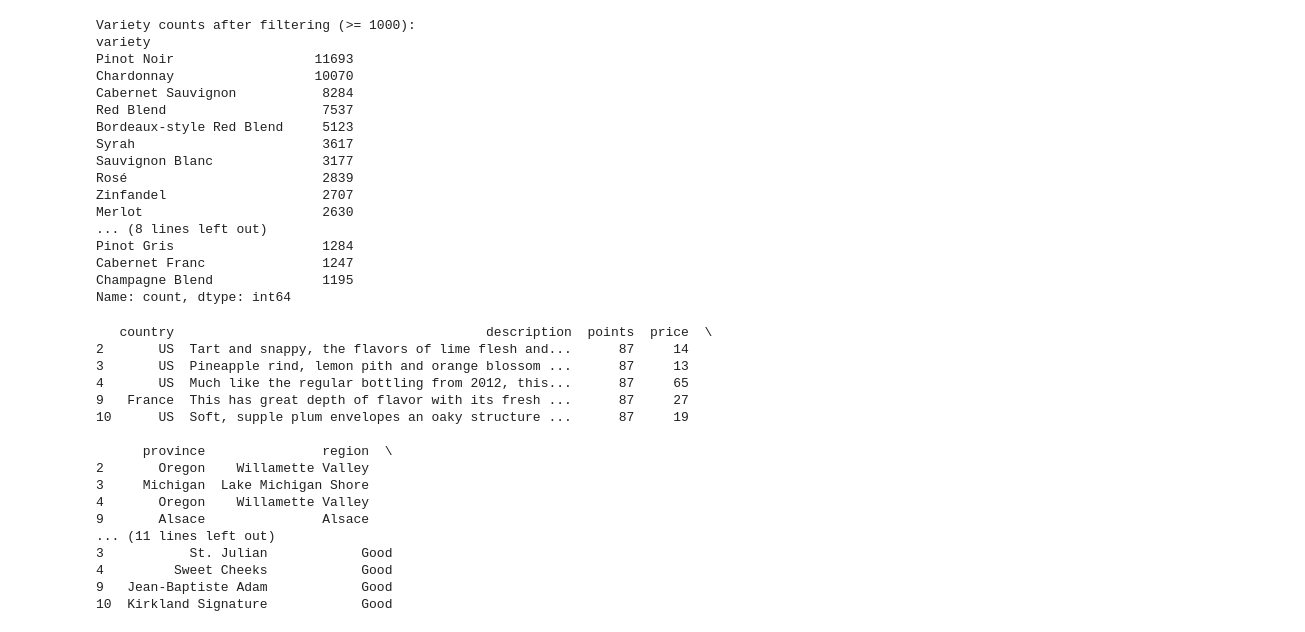
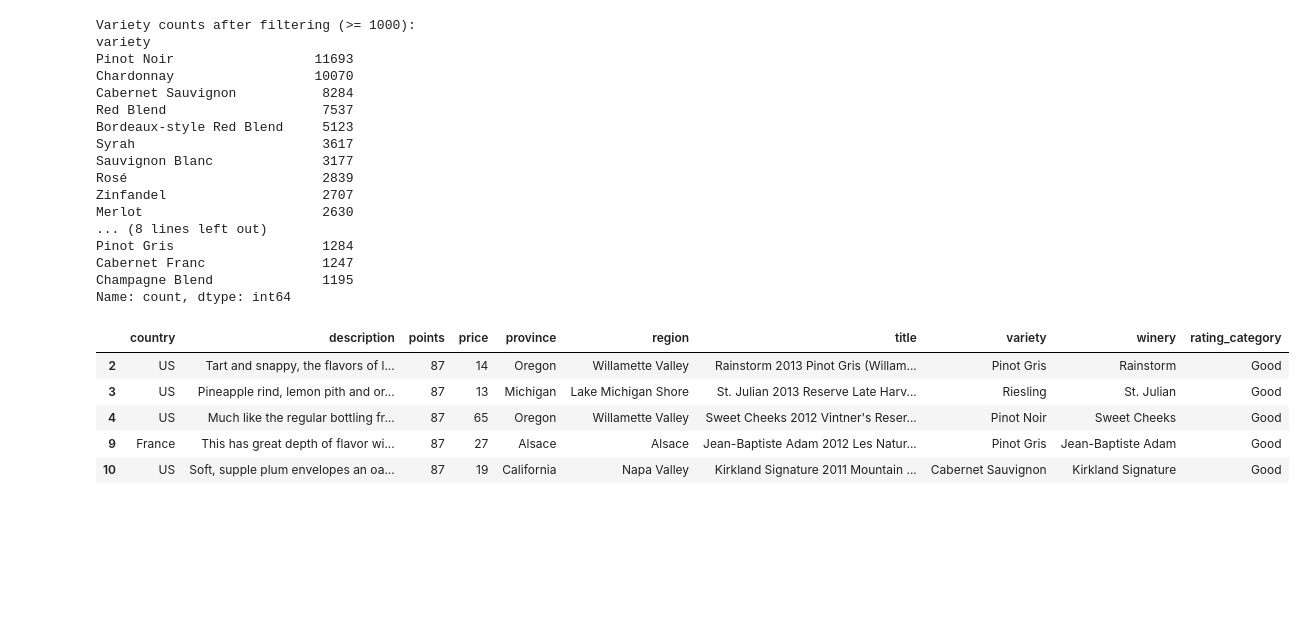
Before and after one commit to Zetaorionis/Capstone_Project, a Jupyter notebook: Python/WineDataCleaning.ipynb, the cells around one changed output. Saved outputs shown, nothing was run; the diff lists cells and outputs as text; code cells hidden in the pictures; blank space fills up the shorter version.

```diff
--- a/Python/WineDataCleaning.ipynb
+++ b/Python/WineDataCleaning.ipynb
@@ -323,30 +323,19 @@ Name: count, dtype: int64
 # %%
 #Creating a new dataset that contains only the varieties with >1000 count/top 21 most frequent varieties
 top_21_varieties = filtered_variety_counts.index  # Get the list of the top 20 varieties
 
 # Filter the DataFrame to keep only rows with 'variety' in the top 20
 clean_wine_data = wine_df[wine_df['variety'].isin(top_21_varieties)]
 
 # Display the first few rows of the filtered DataFrame to confirm
-print(clean_wine_data.head())
+clean_wine_data.head()
 # %% [output]
-   country                                        description  points  price  \
-2       US  Tart and snappy, the flavors of lime flesh and...      87     14
-3       US  Pineapple rind, lemon pith and orange blossom ...      87     13
-4       US  Much like the regular bottling from 2012, this...      87     65
-9   France  This has great depth of flavor with its fresh ...      87     27
-10      US  Soft, supple plum envelopes an oaky structure ...      87     19
-
-      province               region  \
-2       Oregon    Willamette Valley
-3     Michigan  Lake Michigan Shore
-4       Oregon    Willamette Valley
-9       Alsace               Alsace
-... (11 lines left out)
-3           St. Julian            Good
-4         Sweet Cheeks            Good
-9   Jean-Baptiste Adam            Good
-10  Kirkland Signature            Good
+|  | country | description | points | price | province | region | title | variety | winery | rating_category |
+| 2 | US | Tart and snappy, the flavors of l... | 87 | 14 | Oregon | Willamette Valley | Rainstorm 2013 Pinot Gris (Willam... | Pinot Gris | Rainstorm | Good |
+| 3 | US | Pineapple rind, lemon pith and or... | 87 | 13 | Michigan | Lake Michigan Shore | St. Julian 2013 Reserve Late Harv... | Riesling | St. Julian | Good |
+| 4 | US | Much like the regular bottling fr... | 87 | 65 | Oregon | Willamette Valley | Sweet Cheeks 2012 Vintner's Reser... | Pinot Noir | Sweet Cheeks | Good |
+| 9 | France | This has great depth of flavor wi... | 87 | 27 | Alsace | Alsace | Jean-Baptiste Adam 2012 Les Natur... | Pinot Gris | Jean-Baptiste Adam | Good |
+| 10 | US | Soft, supple plum envelopes an oa... | 87 | 19 | California | Napa Valley | Kirkland Signature 2011 Mountain ... | Cabernet Sauvignon | Kirkland Signature | Good |
 # %%
 # Checking the distribution of the varieties after keeping only top 21 varieties
 filtered_variety_counts = clean_wine_data['variety'].value_counts()
```
Also changed, not shown: parts of 21 cells of this notebook, 2 other files.
